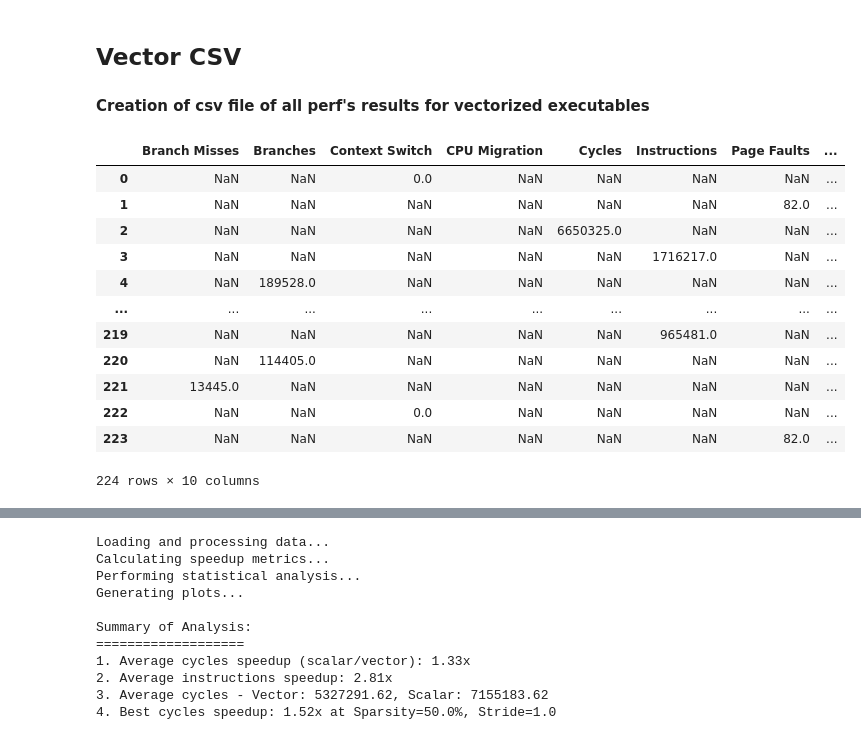
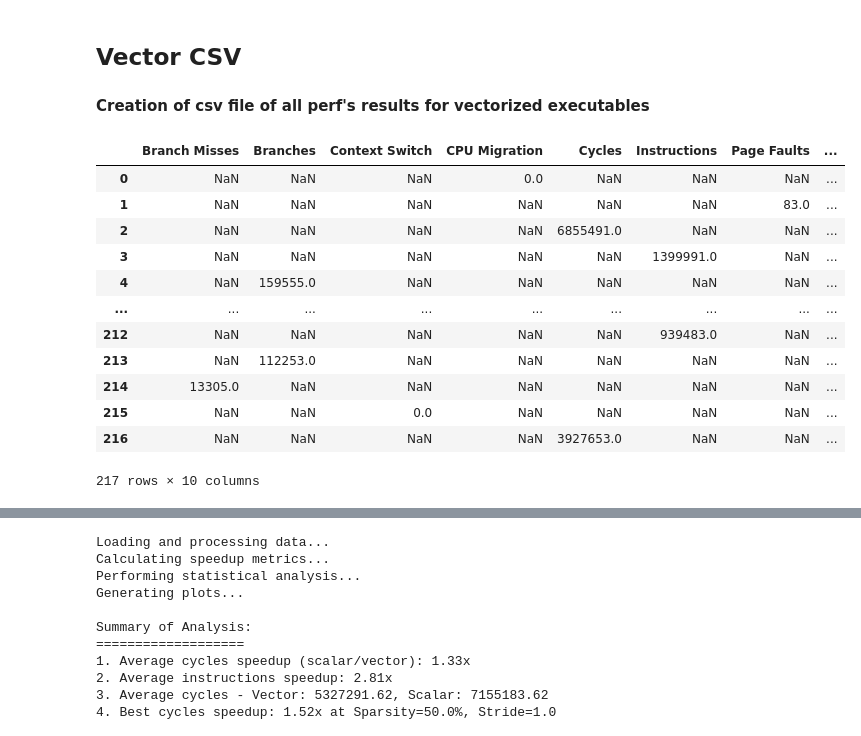
Before and after one commit to Turixen/mlir_reasearch, a Jupyter notebook: jupiter/plot_perf-8.ipynb, the cells around one changed output, grey strips where cells are left out. Cells and saved outputs as stored; diff of their text form; code cells hidden in the pictures.

```diff
--- a/jupiter/plot_perf-8.ipynb
+++ b/jupiter/plot_perf-8.ipynb
@@ -13,7 +13,7 @@ import re
 
 # Load data from directories
 scalar_dir = "results_scalar"  # Directory containing scalar CSV files
-vector_dir = "results_vector/result_vector_8"  # Directory containing vector CSV file
+vector_dir = "results_vector/results_vector_8"  # Directory containing vector CSV file
 # %% [markdown]
 ## Scalar CSV
 #### Creation of csv file of all perf's results for scalar executables
@@ -24,7 +24,7 @@ vector_dir = "results_vector/result_vector_8"  # Directory containing vector CSV
 # %%
 
 # Directory containing the CSV files SCALAR
-directory = "results_scalar"  # Change this to your actual directory
+directory = scalar_dir  # Change this to your actual directory
 
 # List to hold data from all files
 dataframes = []
@@ -150,7 +150,7 @@ plt.show()
 # %%
 
 # Directory containing the CSV files VECTOR
-directory = "results_vector"  # Change this to your actual directory
+directory = vector_dir # Change this to your actual directory
 
 # List to hold data from all files
 dataframes = []
@@ -194,45 +194,45 @@ for filename in os.listdir(directory):
         match = re.search(r"sparsity_(\d+)_stride_(\d+)", filename)
         if match:
             sparsity = int(match.group(1))
             stride = int(match.group(2))
         else:
             sparsity = None
             stride = None
 
         # Add extracted data to DataFrame
         df_pivot['Executable'] = os.path.splitext(filename)[0]
         df_pivot['Sparsity Level'] = sparsity
         df_pivot['Stride'] = stride
 
         dataframes.append(df_pivot)
 # Merge all DataFrames into one
 final_df = pd.concat(dataframes, ignore_index=True)
 # Sort the DataFrame by the 'Executable' column in alphabetical order
 final_df_sorted = final_df.sort_values(by='Executable')
 
 # If you want to sort in descending order (Z to A), add the ascending=False parameter
 # final_df_sorted = final_df.sort_values(by='Executable', ascending=False)
 
 # Reset the index if you want a fresh index after sorting
 final_df_sorted = final_df_sorted.reset_index(drop=True)
 name_csv=f"all_{directory}.csv"
 final_df_sorted.to_csv(name_csv)
 # Display the sorted DataFrame
 final_df_sorted
 # %% [output]
 |  | Branch Misses | Branches | Context Switch | CPU Migration | Cycles | Instructions | Page Faults | ... |
-| 0 | NaN | NaN | 0.0 | NaN | NaN | NaN | NaN | ... |
-| 1 | NaN | NaN | NaN | NaN | NaN | NaN | 82.0 | ... |
-| 2 | NaN | NaN | NaN | NaN | 6650325.0 | NaN | NaN | ... |
-| 3 | NaN | NaN | NaN | NaN | NaN | 1716217.0 | NaN | ... |
-| 4 | NaN | 189528.0 | NaN | NaN | NaN | NaN | NaN | ... |
+| 0 | NaN | NaN | NaN | 0.0 | NaN | NaN | NaN | ... |
+| 1 | NaN | NaN | NaN | NaN | NaN | NaN | 83.0 | ... |
+| 2 | NaN | NaN | NaN | NaN | 6855491.0 | NaN | NaN | ... |
+| 3 | NaN | NaN | NaN | NaN | NaN | 1399991.0 | NaN | ... |
+| 4 | NaN | 159555.0 | NaN | NaN | NaN | NaN | NaN | ... |
 | ... | ... | ... | ... | ... | ... | ... | ... | ... |
-| 219 | NaN | NaN | NaN | NaN | NaN | 965481.0 | NaN | ... |
-| 220 | NaN | 114405.0 | NaN | NaN | NaN | NaN | NaN | ... |
-| 221 | 13445.0 | NaN | NaN | NaN | NaN | NaN | NaN | ... |
-| 222 | NaN | NaN | 0.0 | NaN | NaN | NaN | NaN | ... |
-| 223 | NaN | NaN | NaN | NaN | NaN | NaN | 82.0 | ... |
+| 212 | NaN | NaN | NaN | NaN | NaN | 939483.0 | NaN | ... |
+| 213 | NaN | 112253.0 | NaN | NaN | NaN | NaN | NaN | ... |
+| 214 | 13305.0 | NaN | NaN | NaN | NaN | NaN | NaN | ... |
+| 215 | NaN | NaN | 0.0 | NaN | NaN | NaN | NaN | ... |
+| 216 | NaN | NaN | NaN | NaN | 3927653.0 | NaN | NaN | ... |
-224 rows × 10 columns
+217 rows × 10 columns
 # %%
 
 # Visualization
```
Also changed, not shown: parts of 3 cells of this notebook, 40 other files.
